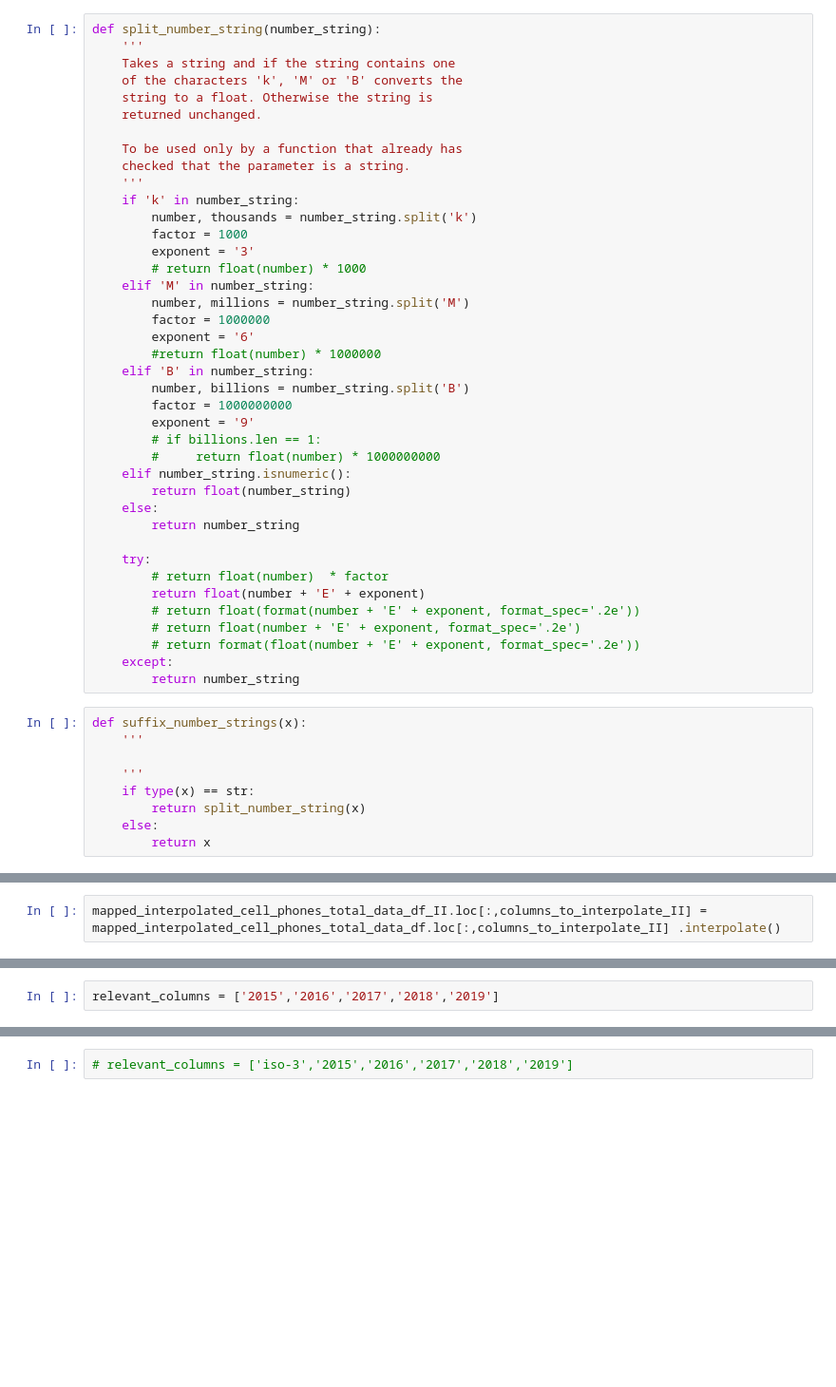
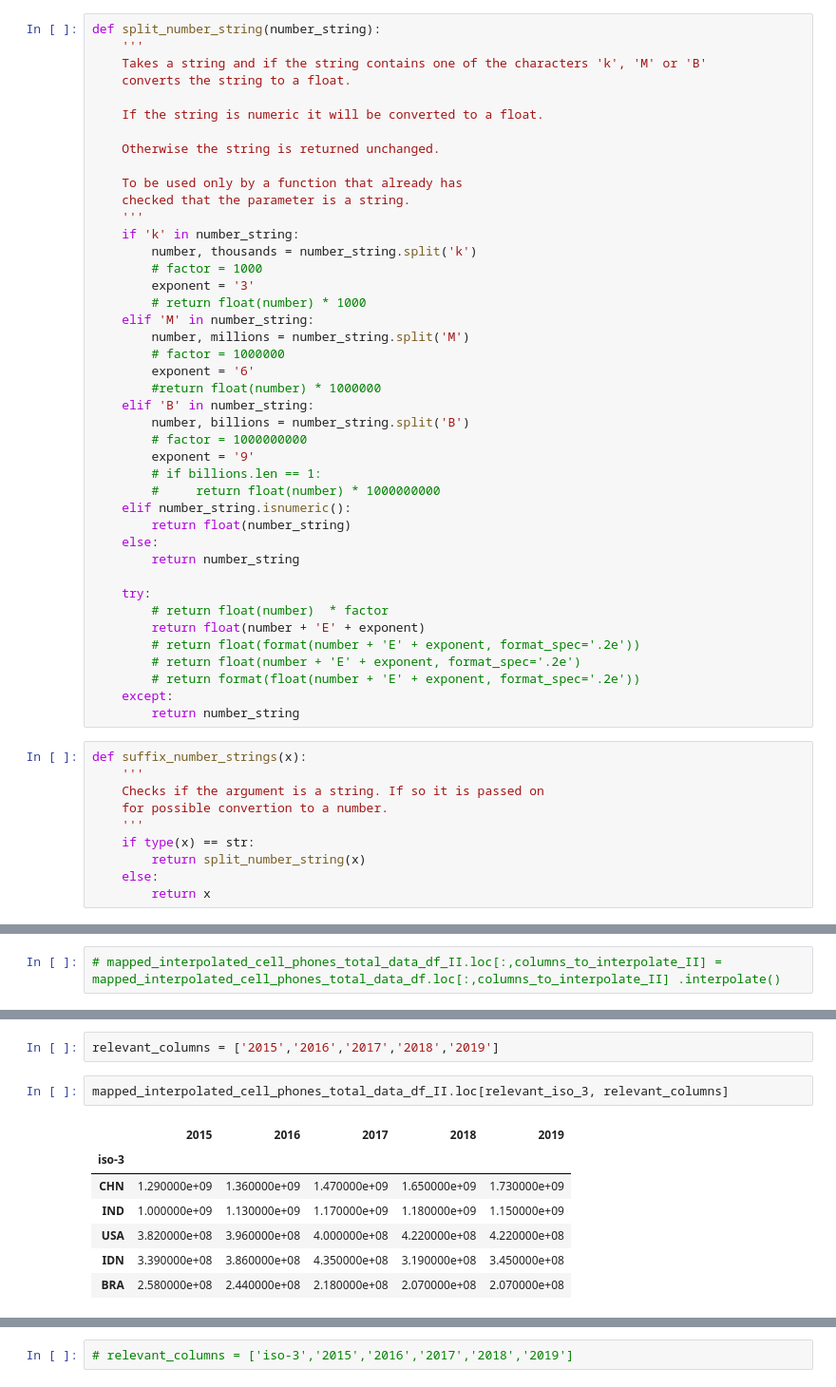
Before and after one commit to totatorbj/su-mt4007, a Jupyter notebook: HW3/HW3_investigation.ipynb, the cells around one changed output, grey strips where cells are left out. Shown: that part at 95% size. Cells and saved outputs as stored; diff of their text form; blank space fills up the shorter version.

Commit message:
HW3, HW4
HW3 cleared data OK, saved to file
HW4 saved files from course repo

```diff
--- a/HW3/HW3_investigation.ipynb
+++ b/HW3/HW3_investigation.ipynb
@@ -1128,27 +1113,29 @@ For Finland there was the value '23.5k' in 1980. There also was the string value
 # %%
 def split_number_string(number_string):
     '''
-    Takes a string and if the string contains one
-    of the characters 'k', 'M' or 'B' converts the
-    string to a float. Otherwise the string is
-    returned unchanged.
+    Takes a string and if the string contains one of the characters 'k', 'M' or 'B'
+    converts the string to a float.
+
+    If the string is numeric it will be converted to a float.
+
+    Otherwise the string is returned unchanged.
 
     To be used only by a function that already has
     checked that the parameter is a string.
     '''
     if 'k' in number_string:
         number, thousands = number_string.split('k')
-        factor = 1000
+        # factor = 1000
         exponent = '3'
         # return float(number) * 1000
     elif 'M' in number_string:
         number, millions = number_string.split('M')
-        factor = 1000000
+        # factor = 1000000
         exponent = '6'
         #return float(number) * 1000000
     elif 'B' in number_string:
         number, billions = number_string.split('B')
-        factor = 1000000000
+        # factor = 1000000000
         exponent = '9'
         # if billions.len == 1:
         #     return float(number) * 1000000000
@@ -1168,7 +1155,8 @@ def split_number_string(number_string):
 # %%
 def suffix_number_strings(x):
     '''
-
+    Checks if the argument is a string. If so it is passed on
+    for possible convertion to a number.
     '''
     if type(x) == str:
         return split_number_string(x)
@@ -1423,3 +1346,3 @@ columns_to_interpolate_II=['1982', '1983', '1984', '1985', '1986', '1987', '1988
 # %%
-mapped_interpolated_cell_phones_total_data_df_II.loc[:,columns_to_interpolate_II] = mapped_interpolated_cell_phones_total_data_df.loc[:,columns_to_interpolate_II] .interpolate()
+# mapped_interpolated_cell_phones_total_data_df_II.loc[:,columns_to_interpolate_II] = mapped_interpolated_cell_phones_total_data_df.loc[:,columns_to_interpolate_II] .interpolate()
 # %%
@@ -1455,3 +1368,13 @@ cell_phones_total_data_df.iloc[0:4,0:4]
 relevant_iso_3 = ['CHN', 'IND', 'USA', 'IDN', 'BRA']
 # %%
 relevant_columns = ['2015','2016','2017','2018','2019']
+# %%
+mapped_interpolated_cell_phones_total_data_df_II.loc[relevant_iso_3, relevant_columns]
+# %% [output]
+|  | 2015 | 2016 | 2017 | 2018 | 2019 |
+| iso-3 |  |  |  |  |  |
+| CHN | 1.290000e+09 | 1.360000e+09 | 1.470000e+09 | 1.650000e+09 | 1.730000e+09 |
+| IND | 1.000000e+09 | 1.130000e+09 | 1.170000e+09 | 1.180000e+09 | 1.150000e+09 |
+| USA | 3.820000e+08 | 3.960000e+08 | 4.000000e+08 | 4.220000e+08 | 4.220000e+08 |
+| IDN | 3.390000e+08 | 3.860000e+08 | 4.350000e+08 | 3.190000e+08 | 3.450000e+08 |
+| BRA | 2.580000e+08 | 2.440000e+08 | 2.180000e+08 | 2.070000e+08 | 2.070000e+08 |
```
Also changed, not shown: parts of 110 cells of this notebook, 5 other files.
